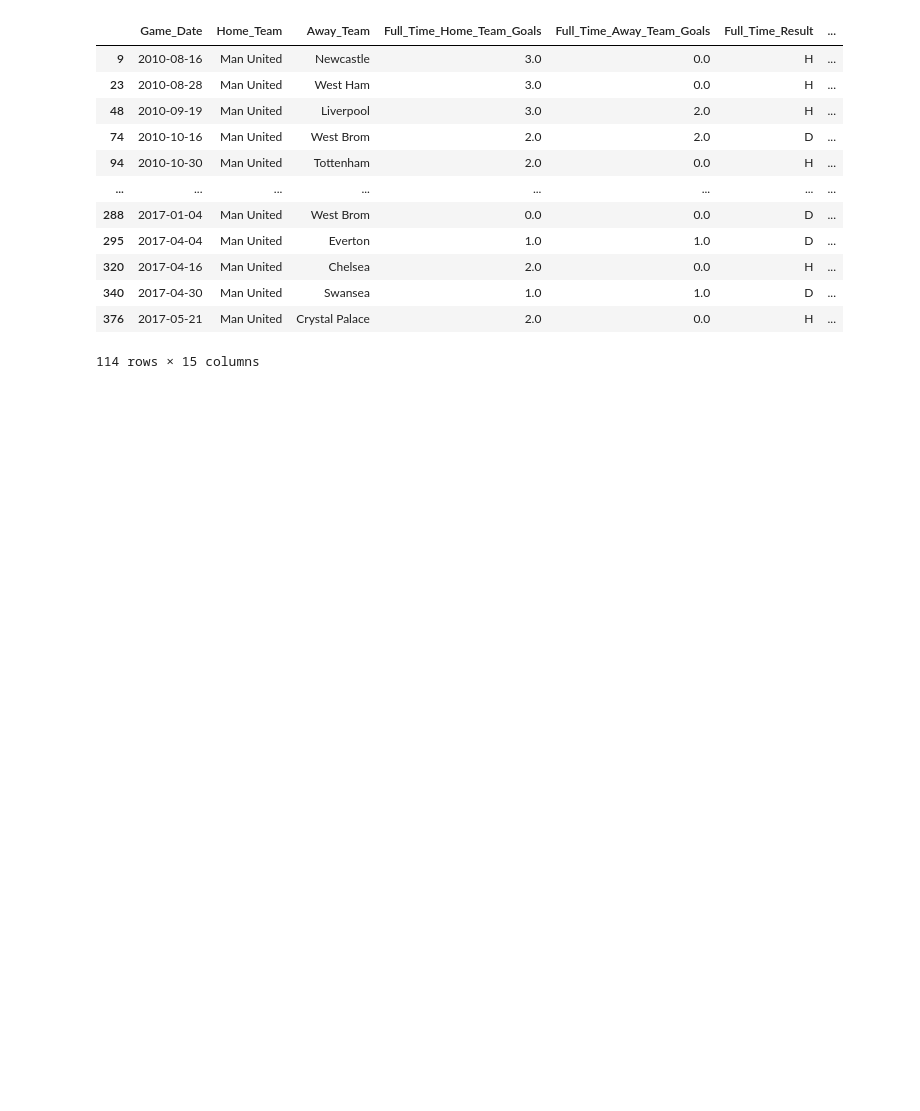
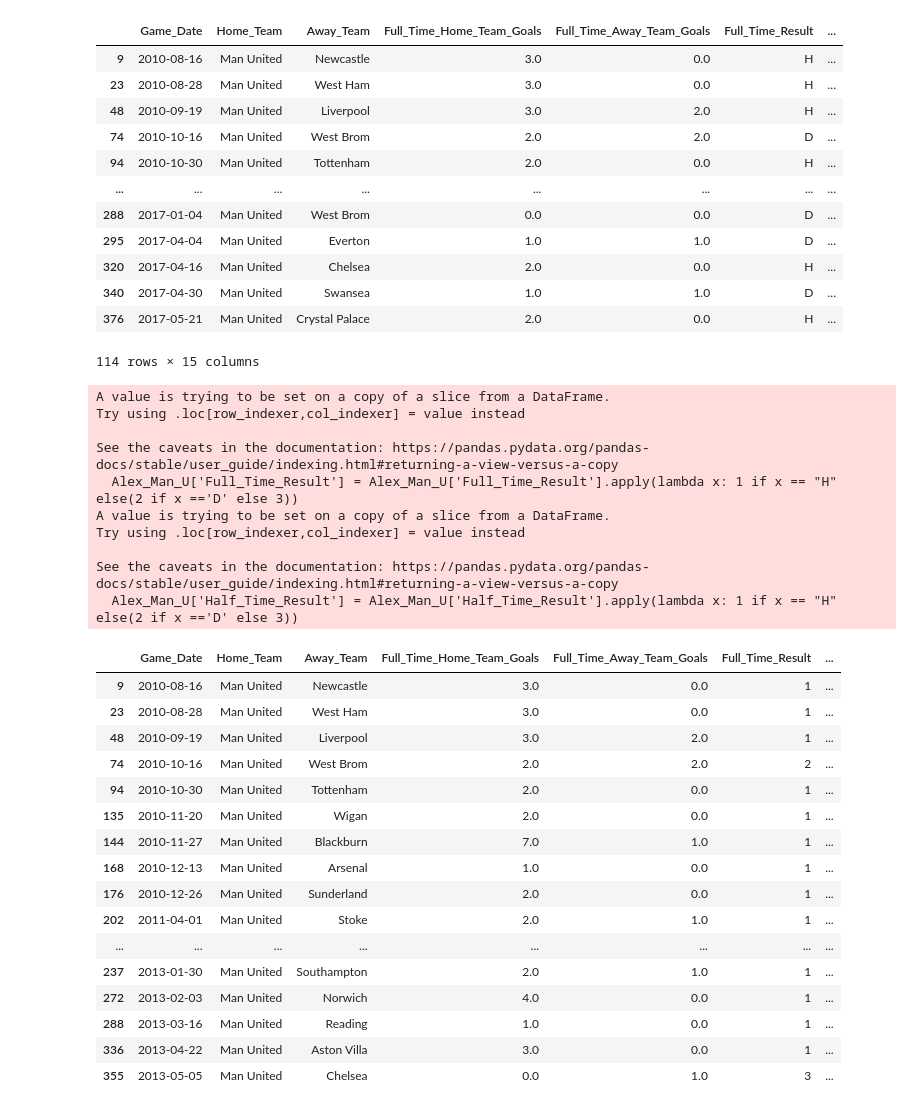
Before and after one commit to SegunAwe05/INST447_Final_Project, a Jupyter notebook: regression1.ipynb, the cells around one changed output. Cells and saved outputs as stored; diff of their text form; code cells hidden in the pictures; blank space fills up the shorter version.

```diff
--- a/regression1.ipynb
+++ b/regression1.ipynb
@@ -99,0 +98,41 @@ man_u_home_df
+# %%
+# filter by first 3 years
+# last home game 12 may 2013
+Alex_Man_U = man_u_home_df[(man_u_home_df['Game_Date'] >= '2010-08-16') & (man_u_home_df['Game_Date'] <= '2013-05-12')]
+Alex_Man_U
+
+# make full time results and half time results numeric/ binary
+# H = win D = draw A = loss
+Alex_Man_U['Full_Time_Result'] = Alex_Man_U['Full_Time_Result'].apply(lambda x: 1 if x == "H" else(2 if x =='D' else 3))
+
+Alex_Man_U['Half_Time_Result'] = Alex_Man_U['Half_Time_Result'].apply(lambda x: 1 if x == "H" else(2 if x =='D' else 3))
+
+Alex_Man_U
+# %% [output]
+A value is trying to be set on a copy of a slice from a DataFrame.
+Try using .loc[row_indexer,col_indexer] = value instead
+
+See the caveats in the documentation: https://pandas.pydata.org/pandas-docs/stable/user_guide/indexing.html#returning-a-view-versus-a-copy
+  Alex_Man_U['Full_Time_Result'] = Alex_Man_U['Full_Time_Result'].apply(lambda x: 1 if x == "H" else(2 if x =='D' else 3))
+A value is trying to be set on a copy of a slice from a DataFrame.
+Try using .loc[row_indexer,col_indexer] = value instead
+
+See the caveats in the documentation: https://pandas.pydata.org/pandas-docs/stable/user_guide/indexing.html#returning-a-view-versus-a-copy
+  Alex_Man_U['Half_Time_Result'] = Alex_Man_U['Half_Time_Result'].apply(lambda x: 1 if x == "H" else(2 if x =='D' else 3))
+|  | Game_Date | Home_Team | Away_Team | Full_Time_Home_Team_Goals | Full_Time_Away_Team_Goals | Full_Time_Result | ... |
+| 9 | 2010-08-16 | Man United | Newcastle | 3.0 | 0.0 | 1 | ... |
+| 23 | 2010-08-28 | Man United | West Ham | 3.0 | 0.0 | 1 | ... |
+| 48 | 2010-09-19 | Man United | Liverpool | 3.0 | 2.0 | 1 | ... |
+| 74 | 2010-10-16 | Man United | West Brom | 2.0 | 2.0 | 2 | ... |
+| 94 | 2010-10-30 | Man United | Tottenham | 2.0 | 0.0 | 1 | ... |
+| 135 | 2010-11-20 | Man United | Wigan | 2.0 | 0.0 | 1 | ... |
+| 144 | 2010-11-27 | Man United | Blackburn | 7.0 | 1.0 | 1 | ... |
+| 168 | 2010-12-13 | Man United | Arsenal | 1.0 | 0.0 | 1 | ... |
+| 176 | 2010-12-26 | Man United | Sunderland | 2.0 | 0.0 | 1 | ... |
+| 202 | 2011-04-01 | Man United | Stoke | 2.0 | 1.0 | 1 | ... |
+| ... | ... | ... | ... | ... | ... | ... | ... |
+| 237 | 2013-01-30 | Man United | Southampton | 2.0 | 1.0 | 1 | ... |
+| 272 | 2013-02-03 | Man United | Norwich | 4.0 | 0.0 | 1 | ... |
+| 288 | 2013-03-16 | Man United | Reading | 1.0 | 0.0 | 1 | ... |
+| 336 | 2013-04-22 | Man United | Aston Villa | 3.0 | 0.0 | 1 | ... |
+| 355 | 2013-05-05 | Man United | Chelsea | 0.0 | 1.0 | 3 | ... |
```
Also changed, not shown: parts of 2 cells of this notebook, 1 other file.
